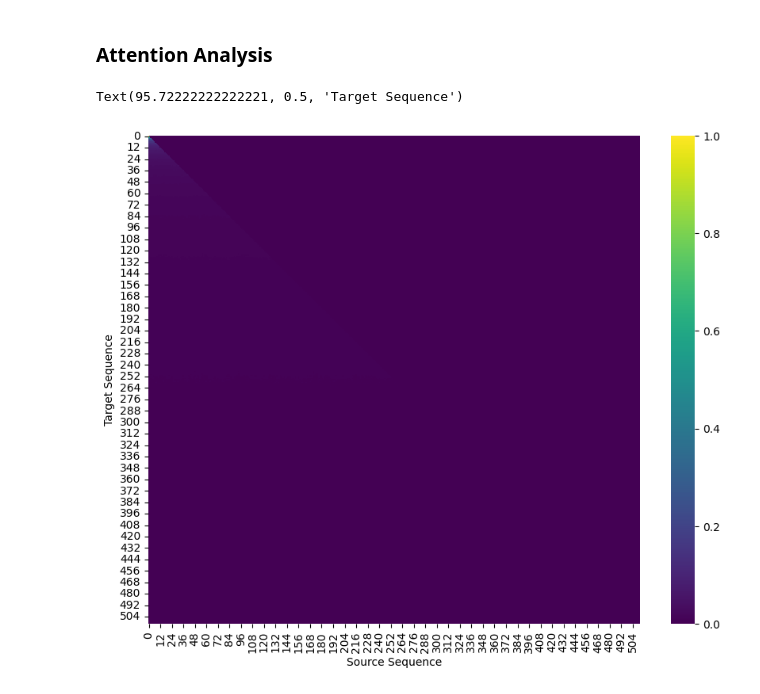
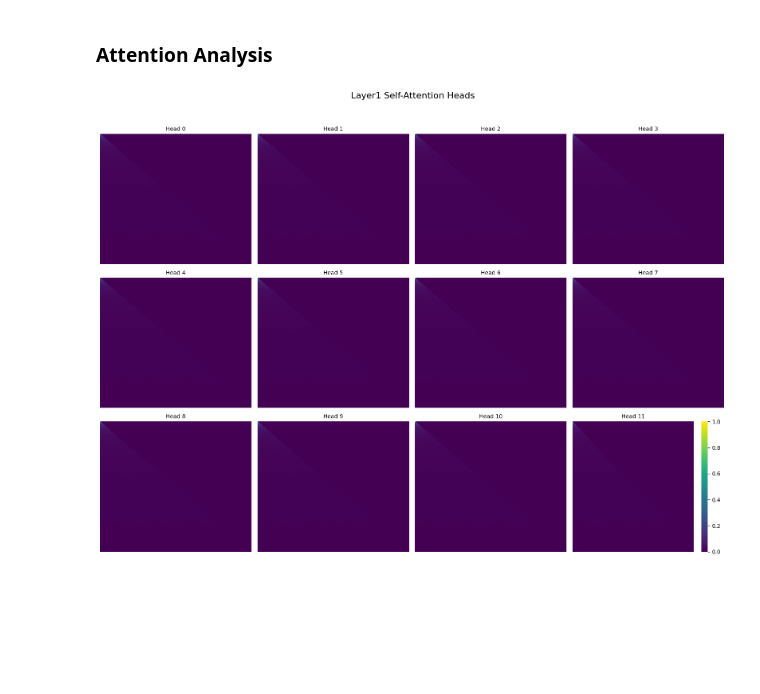
Before and after one commit to LucaSfragara/Thesis, a Jupyter notebook: gpt_train.ipynb, the cells around one changed output. Cells and saved outputs as stored; diff of their text form; code cells hidden in the pictures; blank space fills up the shorter version.

Commit message:
Add attn on multiple layers

```diff
--- a/gpt_train.ipynb
+++ b/gpt_train.ipynb
@@ -322,7 +323,7 @@ False
 # %% [markdown]
 ### Attention Analysis
 # %%
-checkpoint = torch.load("expts/full_rope_86_0labelsmoothing0.01wdnoweighttying/checkpoints/checkpoint-last-epoch-model.pth")
+checkpoint = torch.load("/workspace/workspace/Thesis/expts/rope_86_0samelen5layers/checkpoints/checkpoint-best-metric-model.pth")
 model.load_state_dict(checkpoint['model_state_dict'])
 model.to(device)
 
@@ -340,14 +341,31 @@ for i, batch in enumerate(val_loader):
 # %%
 #attn_weights["layer1_dec_self"][0].shape
 from matplotlib import pyplot as plt
 import seaborn as sns
-attn_weights_i = attn_weights["layer3_dec_self"][0].cpu().detach().numpy()
+heads = attn_weights["layer2_dec_self"].cpu()
+heads = heads.mean(dim = 0).numpy()
 
-plt.figure(figsize=(10, 8))
-sns.heatmap(attn_weights_i, cmap="viridis", cbar=True)
-#plt.title(f"Attention Weights - Epoch {epoch}")
-plt.xlabel("Source Sequence")
-plt.ylabel("Target Sequence")
+n_heads, T, _ = heads.shape
+rows, cols = 3, 4
+fig, axes = plt.subplots(rows, cols, figsize=(cols*4, rows*4),
+                         sharex=True, sharey=True)
+
+for i, ax in enumerate(axes.flatten()):
+    if i < n_heads:
+        data = heads[i]
+        sns.heatmap(
+            data,
+            cmap="viridis", cbar=(i==n_heads-1),  # only draw one colorbar
+            ax=ax,
+            xticklabels=False,
+            yticklabels=False
+        )
+        ax.set_title(f"Head {i}", fontsize=10)
+    else:
+        ax.axis("off")
+
+fig.suptitle("Layer1 Self-Attention Heads", fontsize=16)
+fig.tight_layout(rect=[0, 0, 1, 0.95])
+plt.show()
 # %% [output]
-Text(95.72222222222221, 0.5, 'Target Sequence')
-[figure, old version]
+[figure, new version]
```
Also changed, not shown: parts of 5 cells of this notebook, 1 other file.
